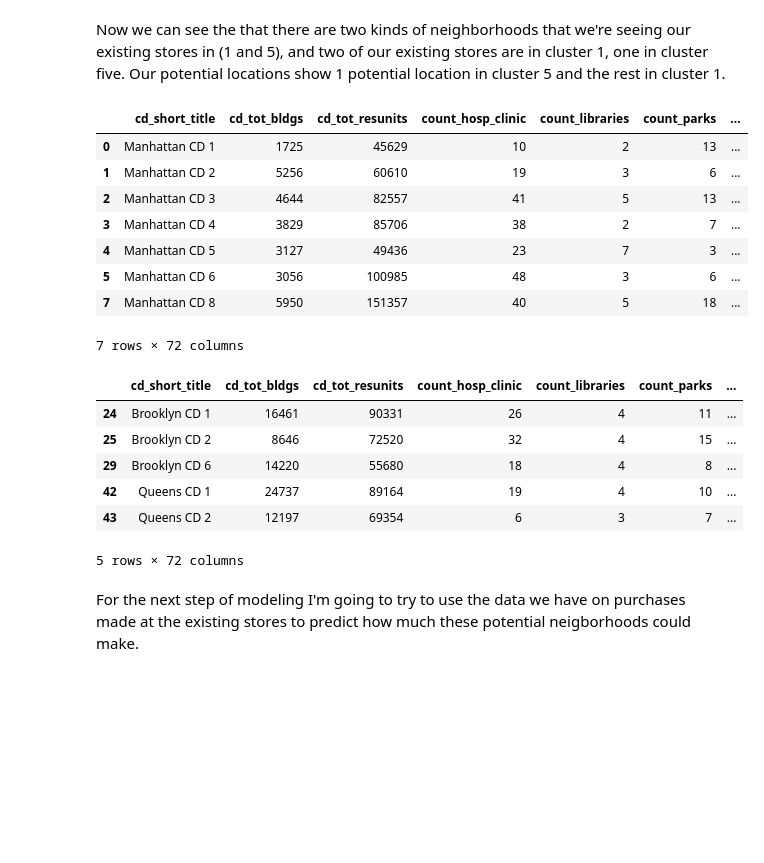
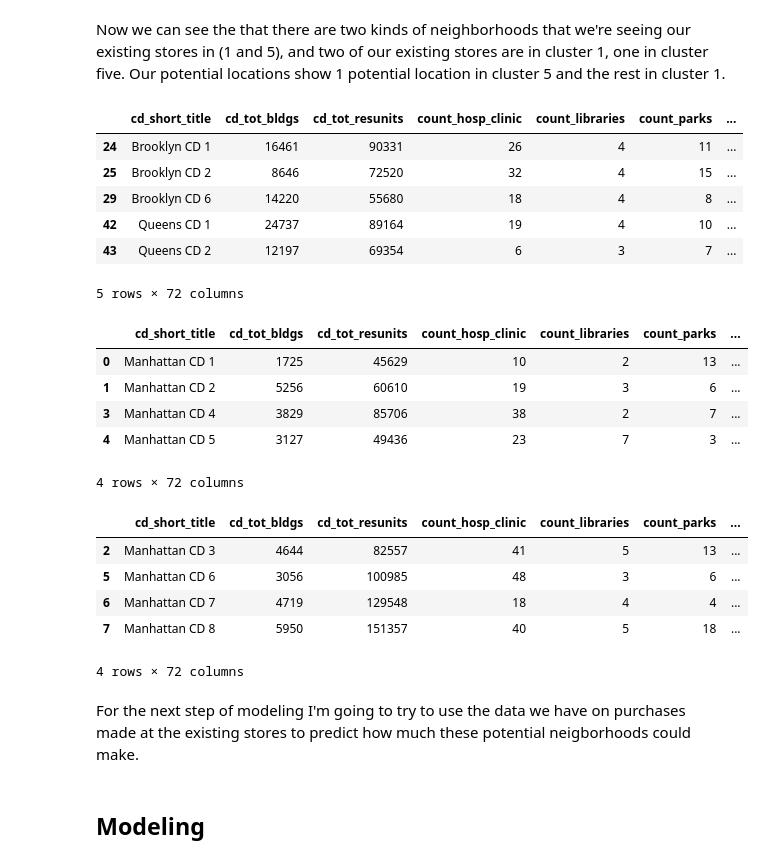
Before and after one commit to rayruzzo/Capstone-3---Beanie-Coffee, a Jupyter notebook: 4 & 5 Preprocessing & Modeling.ipynb, the cells around one changed output. Cells and saved outputs as stored; diff of their text form; code cells hidden in the pictures; blank space fills up the shorter version.

```diff
--- a/4 & 5 Preprocessing & Modeling.ipynb
+++ b/4 & 5 Preprocessing & Modeling.ipynb
@@ -100,28 +100,37 @@ df2.merge(df[['cd_short_title','cluster']], how="left", left_on='CD', right_on='
 # %% [markdown]
 Now we can see the that there are two kinds of neighborhoods that we're seeing our existing stores in (1 and 5), and two of our existing stores are in cluster 1, one in cluster five. Our potential locations show 1 potential location in cluster 5 and the rest in cluster 1.
 # %%
-cluster1 = df[df.cluster == 1]
-cluster5 = df[df.cluster==5]
-cluster1.head(10)
+cluster2 = df[df.cluster == 2]
+cluster3 = df[df.cluster==3]
+cluster4 = df[df.cluster==4]
+cluster2.head(10)
 # %% [output]
 |  | cd_short_title | cd_tot_bldgs | cd_tot_resunits | count_hosp_clinic | count_libraries | count_parks | ... |
-| 0 | Manhattan CD 1 | 1725 | 45629 | 10 | 2 | 13 | ... |
-| 1 | Manhattan CD 2 | 5256 | 60610 | 19 | 3 | 6 | ... |
-| 2 | Manhattan CD 3 | 4644 | 82557 | 41 | 5 | 13 | ... |
-| 3 | Manhattan CD 4 | 3829 | 85706 | 38 | 2 | 7 | ... |
-| 4 | Manhattan CD 5 | 3127 | 49436 | 23 | 7 | 3 | ... |
-| 5 | Manhattan CD 6 | 3056 | 100985 | 48 | 3 | 6 | ... |
-| 7 | Manhattan CD 8 | 5950 | 151357 | 40 | 5 | 18 | ... |
+| 24 | Brooklyn CD 1 | 16461 | 90331 | 26 | 4 | 11 | ... |
+| 25 | Brooklyn CD 2 | 8646 | 72520 | 32 | 4 | 15 | ... |
+| 29 | Brooklyn CD 6 | 14220 | 55680 | 18 | 4 | 8 | ... |
+| 42 | Queens CD 1 | 24737 | 89164 | 19 | 4 | 10 | ... |
+| 43 | Queens CD 2 | 12197 | 69354 | 6 | 3 | 7 | ... |
-7 rows × 72 columns
+5 rows × 72 columns
 # %%
-cluster5.head(10)
+cluster3.head(10)
 # %% [output]
 |  | cd_short_title | cd_tot_bldgs | cd_tot_resunits | count_hosp_clinic | count_libraries | count_parks | ... |
-| 24 | Brooklyn CD 1 | 16461 | 90331 | 26 | 4 | 11 | ... |
-| 25 | Brooklyn CD 2 | 8646 | 72520 | 32 | 4 | 15 | ... |
-| 29 | Brooklyn CD 6 | 14220 | 55680 | 18 | 4 | 8 | ... |
-| 42 | Queens CD 1 | 24737 | 89164 | 19 | 4 | 10 | ... |
-| 43 | Queens CD 2 | 12197 | 69354 | 6 | 3 | 7 | ... |
+| 0 | Manhattan CD 1 | 1725 | 45629 | 10 | 2 | 13 | ... |
+| 1 | Manhattan CD 2 | 5256 | 60610 | 19 | 3 | 6 | ... |
+| 3 | Manhattan CD 4 | 3829 | 85706 | 38 | 2 | 7 | ... |
+| 4 | Manhattan CD 5 | 3127 | 49436 | 23 | 7 | 3 | ... |
-5 rows × 72 columns
+4 rows × 72 columns
+# %%
+cluster4.head()
+# %% [output]
+|  | cd_short_title | cd_tot_bldgs | cd_tot_resunits | count_hosp_clinic | count_libraries | count_parks | ... |
+| 2 | Manhattan CD 3 | 4644 | 82557 | 41 | 5 | 13 | ... |
+| 5 | Manhattan CD 6 | 3056 | 100985 | 48 | 3 | 6 | ... |
+| 6 | Manhattan CD 7 | 4719 | 129548 | 18 | 4 | 4 | ... |
+| 7 | Manhattan CD 8 | 5950 | 151357 | 40 | 5 | 18 | ... |
+4 rows × 72 columns
 # %% [markdown]
 For the next step of modeling I'm going to try to use the data we have on purchases made at the existing stores to predict how much these potential neigborhoods could make.
+# %% [markdown]
+## Modeling
```
Also changed, not shown: parts of 25 cells of this notebook, 1 other file.
